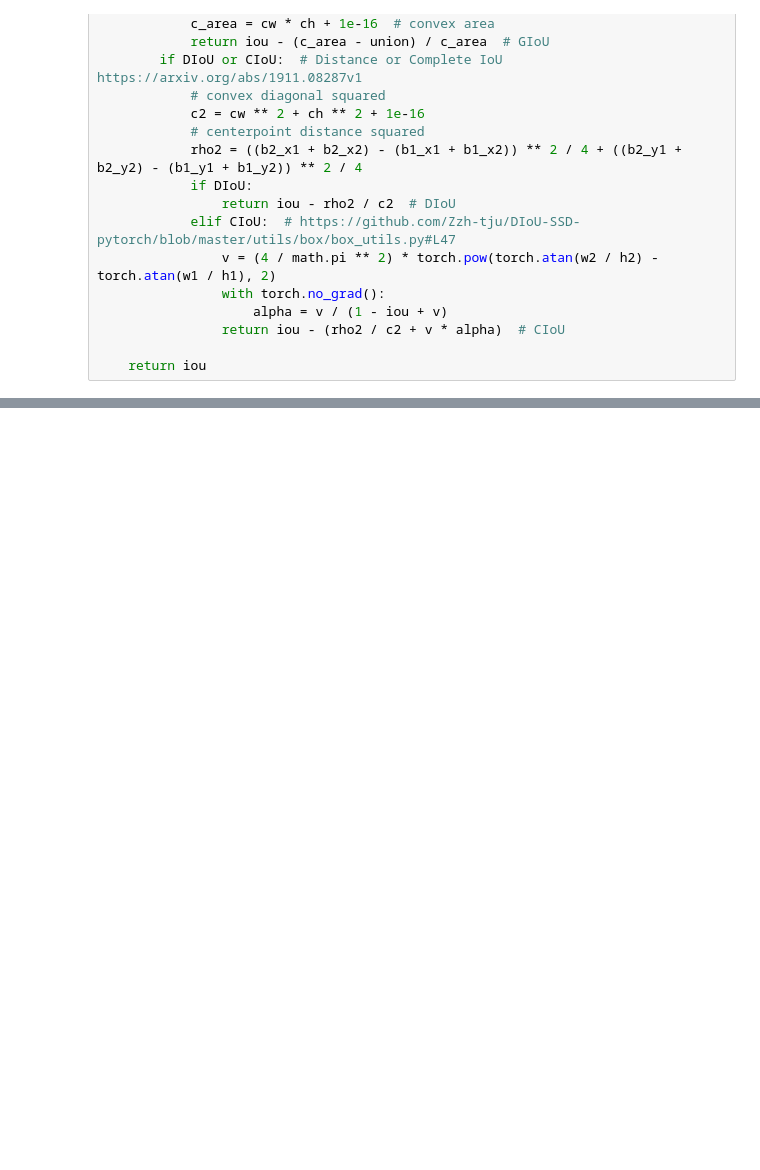
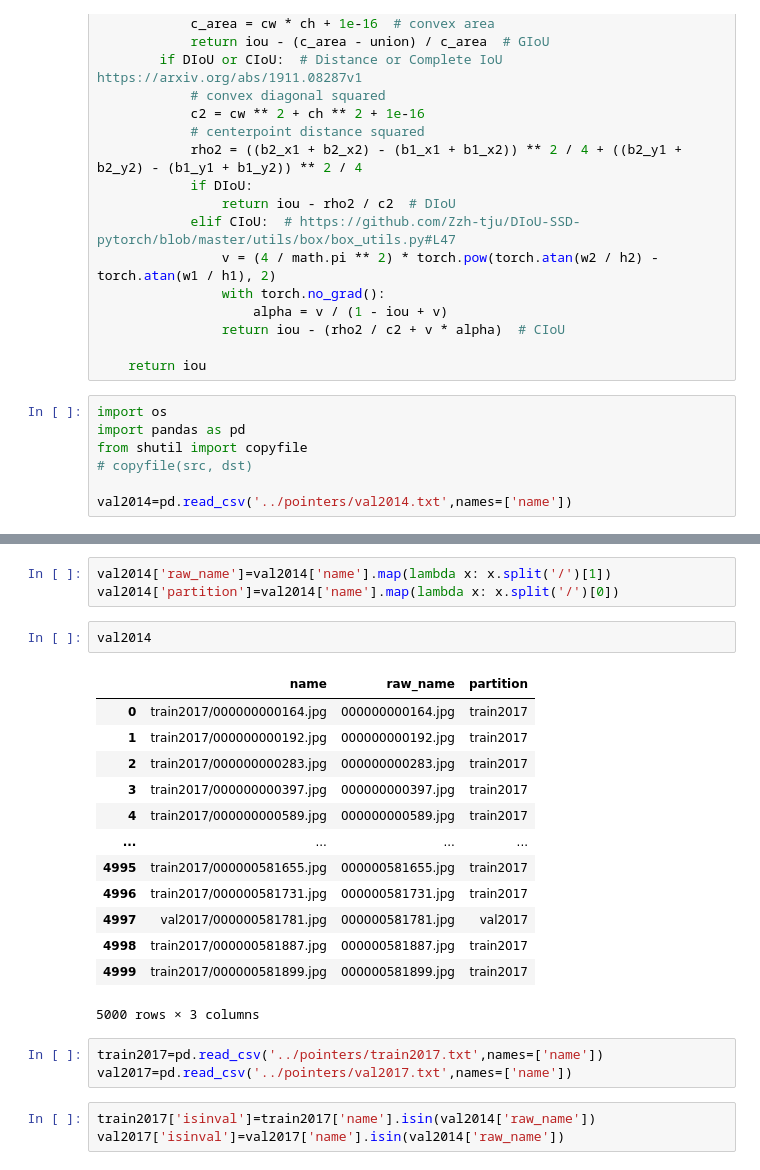
Before and after one commit to kostas1515/yolo_on_coco, a Jupyter notebook: coco.ipynb, the cells around one changed output, grey strips where cells are left out. Drawn from its saved outputs; the diff is of its cells as text; blank space fills up the shorter version.

```diff
--- a/coco.ipynb
+++ b/coco.ipynb
@@ -1735,3 +1834,10 @@ def bbox_iou(box1, box2,iou_type,CUDA=True):
                 return iou - (rho2 / c2 + v * alpha)  # CIoU
 
     return iou
+# %%
+import os
+import pandas as pd
+from shutil import copyfile
+# copyfile(src, dst)
+
+val2014=pd.read_csv('../pointers/val2014.txt',names=['name'])
@@ -1737,0 +1868,25 @@ def bbox_iou(box1, box2,iou_type,CUDA=True):
+# %%
+val2014['raw_name']=val2014['name'].map(lambda x: x.split('/')[1])
+val2014['partition']=val2014['name'].map(lambda x: x.split('/')[0])
+# %%
+val2014
+# %% [output]
+|  | name | raw_name | partition |
+| 0 | train2017/000000000164.jpg | 000000000164.jpg | train2017 |
+| 1 | train2017/000000000192.jpg | 000000000192.jpg | train2017 |
+| 2 | train2017/000000000283.jpg | 000000000283.jpg | train2017 |
+| 3 | train2017/000000000397.jpg | 000000000397.jpg | train2017 |
+| 4 | train2017/000000000589.jpg | 000000000589.jpg | train2017 |
+| ... | ... | ... | ... |
+| 4995 | train2017/000000581655.jpg | 000000581655.jpg | train2017 |
+| 4996 | train2017/000000581731.jpg | 000000581731.jpg | train2017 |
+| 4997 | val2017/000000581781.jpg | 000000581781.jpg | val2017 |
+| 4998 | train2017/000000581887.jpg | 000000581887.jpg | train2017 |
+| 4999 | train2017/000000581899.jpg | 000000581899.jpg | train2017 |
+5000 rows × 3 columns
+# %%
+train2017=pd.read_csv('../pointers/train2017.txt',names=['name'])
+val2017=pd.read_csv('../pointers/val2017.txt',names=['name'])
+# %%
+train2017['isinval']=train2017['name'].isin(val2014['raw_name'])
+val2017['isinval']=val2017['name'].isin(val2014['raw_name'])
```
Also changed, not shown: parts of 26 cells of this notebook, 6 other files.
